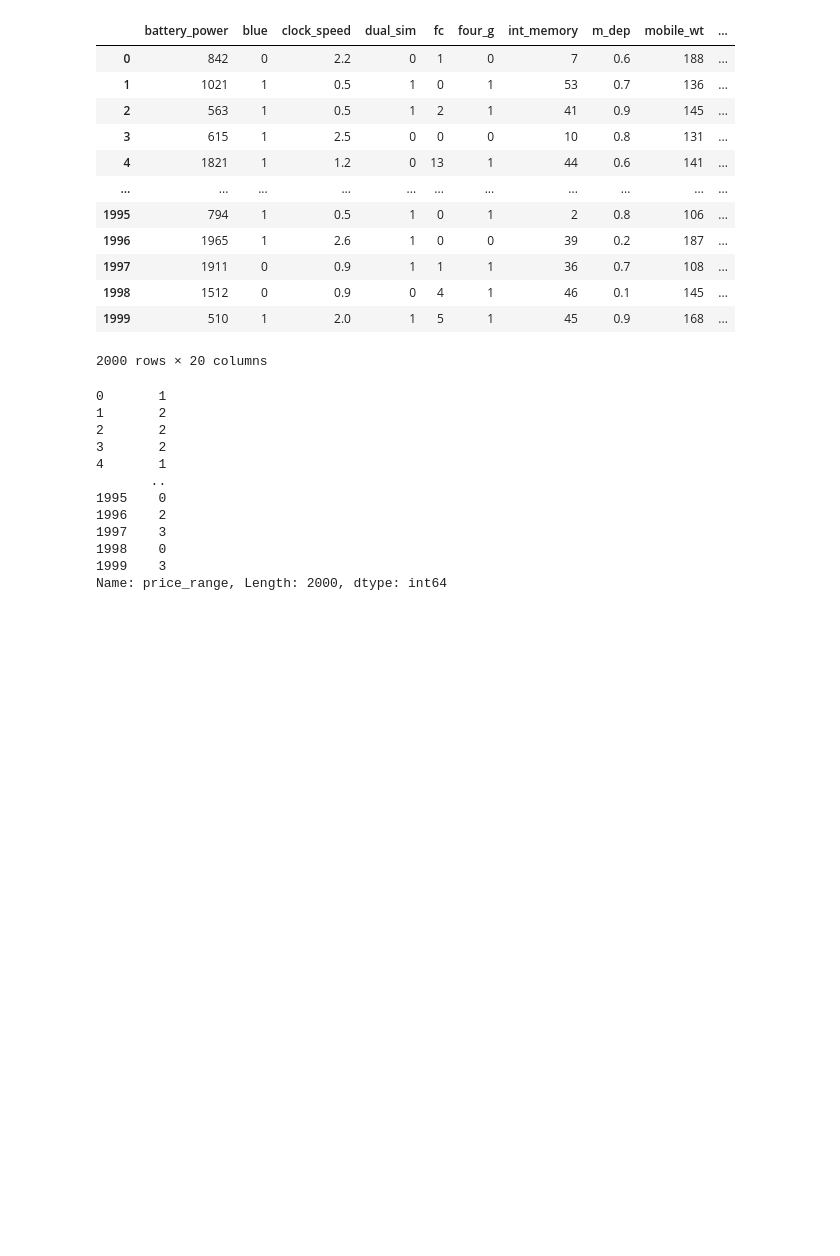
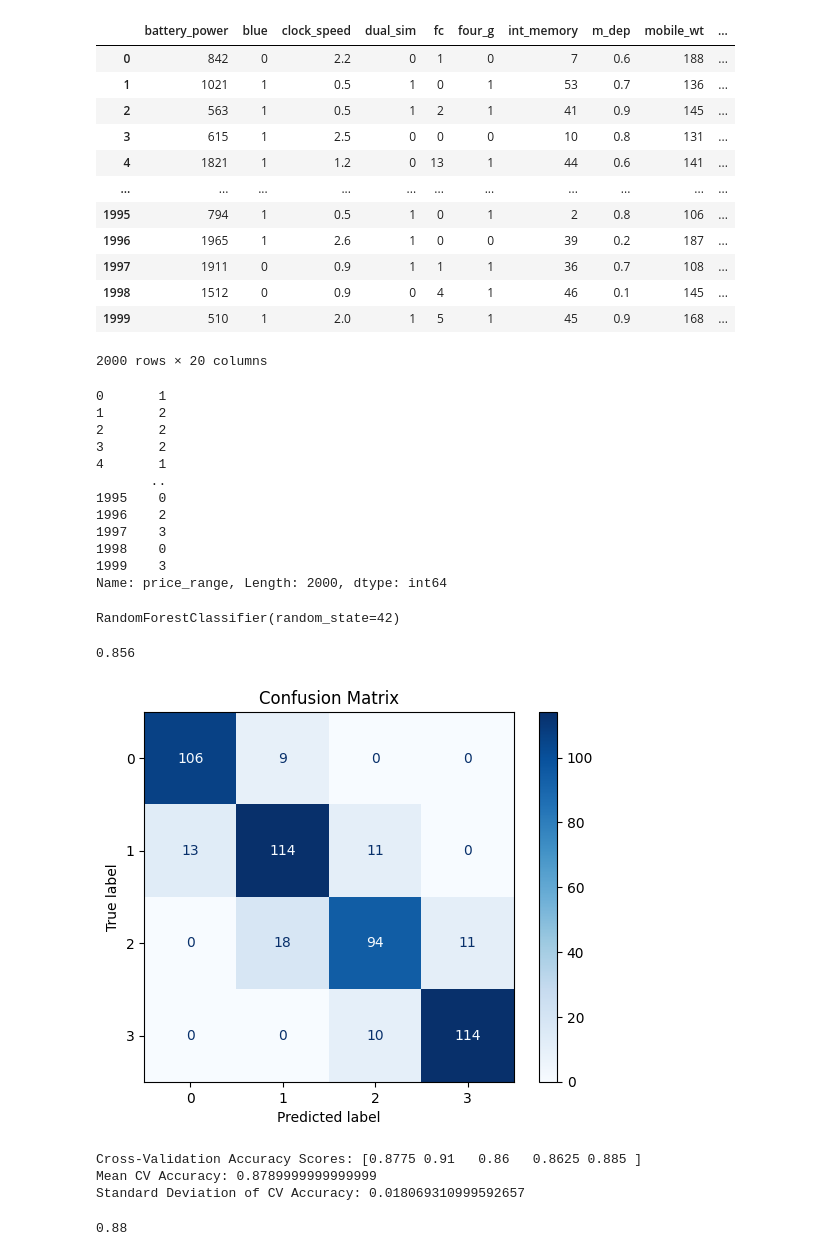
Before and after one commit to zizoelshimy/Machine-learning-project-, a Jupyter notebook: mobile.ipynb, the cells around one changed output. Cells and saved outputs as stored; diff of their text form; code cells hidden in the pictures; blank space fills up the shorter version.

Commit message:
Random Forest algorithm

```diff
--- a/mobile.ipynb
+++ b/mobile.ipynb
@@ -12,7 +12,7 @@ from sklearn import naive_bayes
 from sklearn.preprocessing import StandardScaler
 from sklearn.model_selection import train_test_split
 # %%
-data=pd.read_csv(r'D:\python\machineLearningProject\DataSet\train (1).csv')
+data=pd.read_csv(r'DataSet\train (1).csv')
 data.head()
 # %% [output]
 |  | battery_power | blue | clock_speed | dual_sim | fc | four_g | int_memory | m_dep | mobile_wt | ... |
@@ -128,0 +134,8 @@ xScaled=sc.fit_transform(x)
+# %%
+X_train, X_test, y_train, y_test = train_test_split(x,y, test_size = 0.25)
+# %%
+rc = RandomForestClassifier(random_state = 42)
+# %%
+rc.fit(X_train,y_train)
+# %% [output]
+RandomForestClassifier(random_state=42)
@@ -128,0 +144,11 @@ xScaled=sc.fit_transform(x)
+# %%
+accuracy = metrics.accuracy_score(y_test, y_pred_rc)
+accuracy
+# %% [output]
+0.856
+# %%
+ConfusionMatrixDisplay.from_estimator(rc, X_test, y_test, cmap='Blues')
+plt.title("Confusion Matrix")
+plt.show()
+# %% [output]
+[figure, added]
@@ -128,0 +159,20 @@ xScaled=sc.fit_transform(x)
+# %%
+cv_scores = cross_val_score(rf_model, x, y, cv=cv, scoring='accuracy')
+print("\nCross-Validation Accuracy Scores:", cv_scores)
+print("Mean CV Accuracy:", np.mean(cv_scores))
+print("Standard Deviation of CV Accuracy:", np.std(cv_scores))
+# %% [output]
+Cross-Validation Accuracy Scores: [0.8775 0.91   0.86   0.8625 0.885 ]
+Mean CV Accuracy: 0.8789999999999999
+Standard Deviation of CV Accuracy: 0.018069310999592657
+# %%
+X_train, X_test, y_train, y_test = train_test_split(x, y, test_size=0.2, random_state=42, stratify=y)
+
+rf_model.fit(X_train, y_train)
+
+y_pred = rf_model.predict(X_test)
+
+accuracy = accuracy_score(y_test, y_pred)
+accuracy
+# %% [output]
+0.88
```
Also changed, not shown: parts of 8 cells of this notebook.
